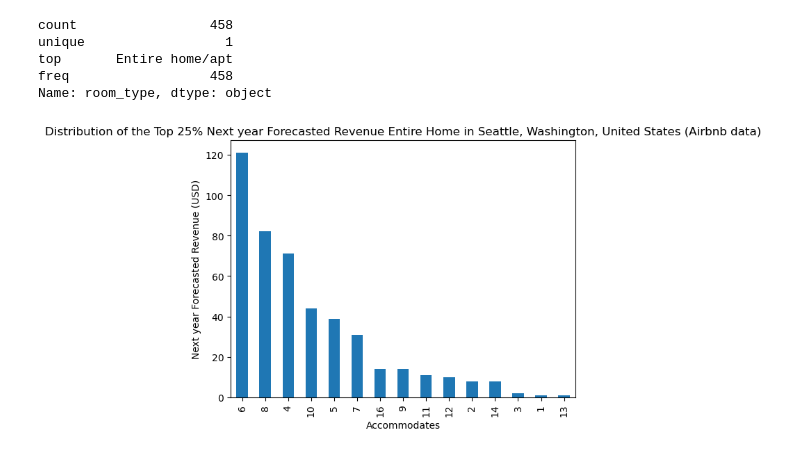
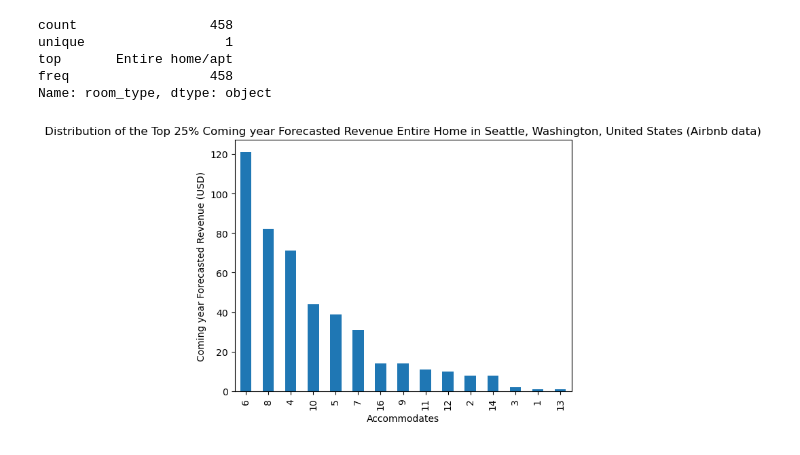
Before and after one commit to EyalVultz/Fianl-Project-Data-Analyst-Program-Hebrew-University-of-Jerusalem-Class-4-Group-2, a Jupyter notebook: Eyal Vultz - Final Project Data Analyst Program The Hebrew University of Jerusalem-checkpoint.ipynb, the cells around one changed output. Cells and saved outputs as stored; diff of their text form; code cells hidden in the pictures.

```diff
--- a/Eyal Vultz - Final Project Data Analyst Program The Hebrew University of Jerusalem-checkpoint.ipynb
+++ b/Eyal Vultz - Final Project Data Analyst Program The Hebrew University of Jerusalem-checkpoint.ipynb
@@ -106,7 +92,7 @@ Name: room_type, dtype: object
 # %%
 # It seems that the above filtered data relate to only Entire home/apt properties type, so no need for 'room_type' filtration
 # Analyzing the above in order to evaluate the Accommodates distribution
-listings_clean_missing_values_Washington_Q1_Entire_home.count = listings_clean_missing_values_Washington_Q1_Entire_home['accommodates'].value_counts().head(15).plot(kind = 'bar', title = 'Distribution of the Top 25% Next year Forecasted Revenue Entire Home in Seattle, Washington, United States (Airbnb data)' , xlabel = 'Accommodates', ylabel = 'Next year Forecasted Revenue (USD)')
+listings_clean_missing_values_Washington_Q1_Entire_home.count = listings_clean_missing_values_Washington_Q1_Entire_home['accommodates'].value_counts().head(15).plot(kind = 'bar', title = 'Distribution of the Top 25% Coming year Forecasted Revenue Entire Home in Seattle, Washington, United States (Airbnb data)' , xlabel = 'Accommodates', ylabel = 'Coming year Forecasted Revenue (USD)')
 # %% [output]
-[figure, old version]
+[figure, new version]
 # %%
```
Also changed, not shown: parts of 8 cells of this notebook.
